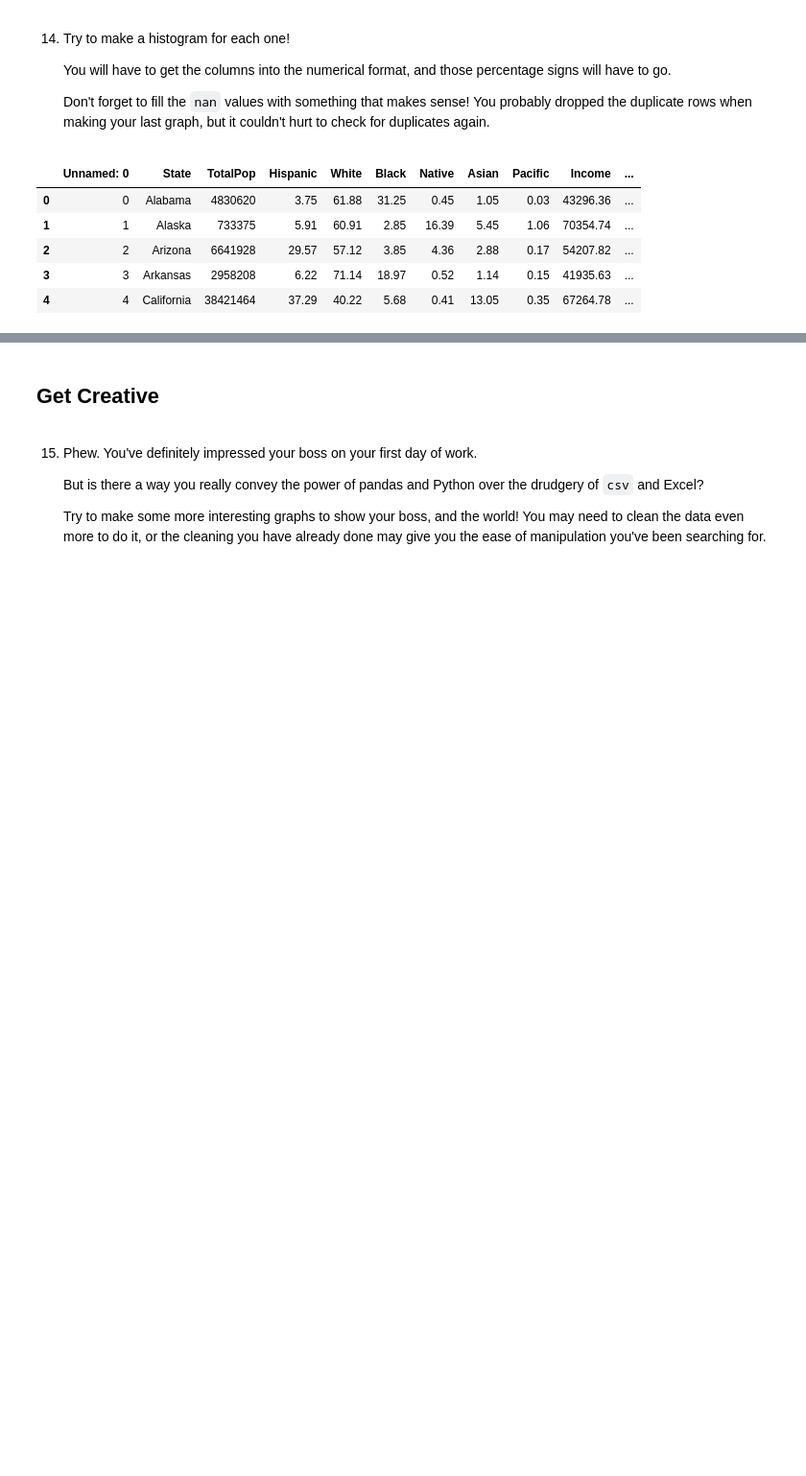
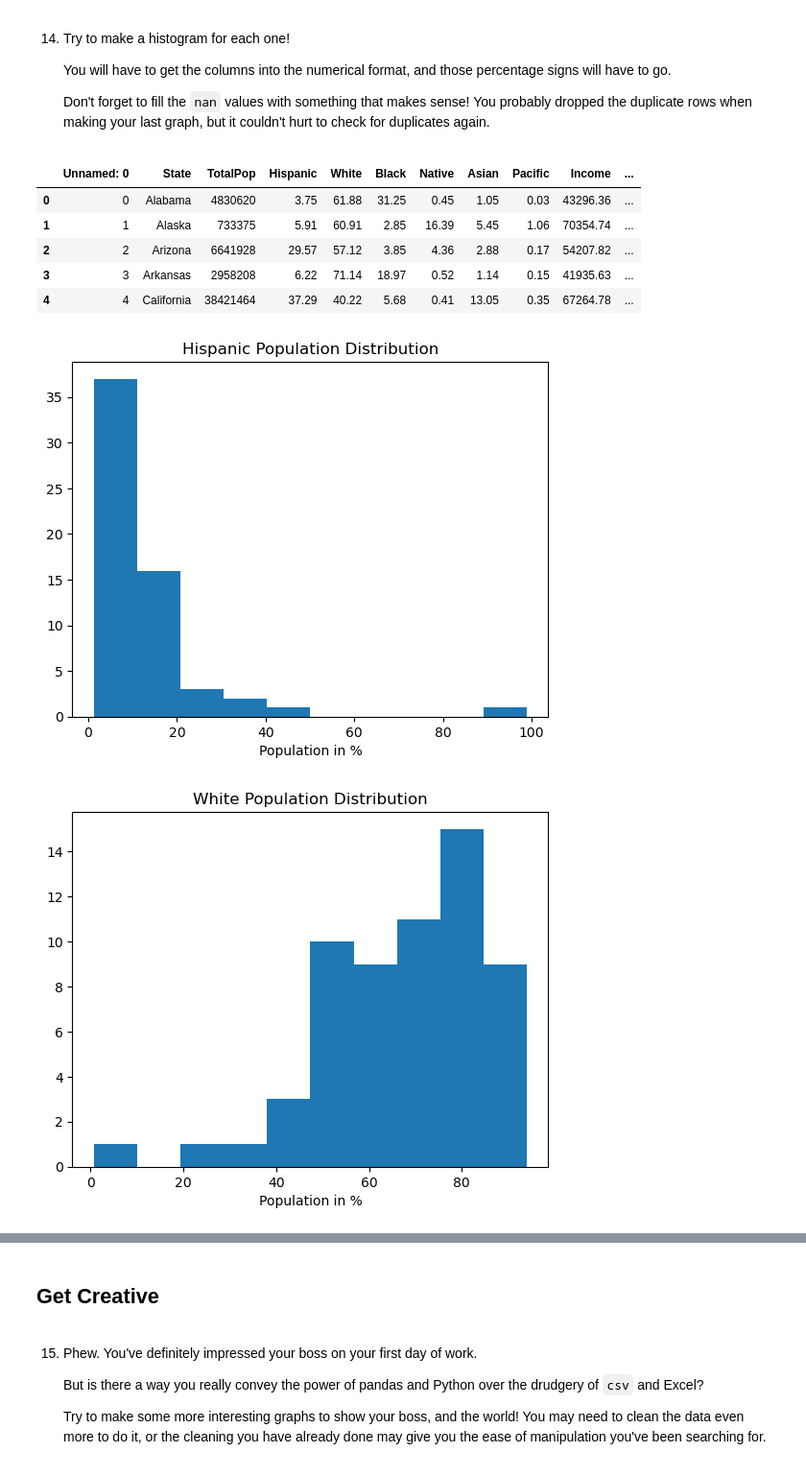
Before and after one commit to dorinMaraku/Cleaning-US-Census-Data, a Jupyter notebook: Cleaning US Census Data.ipynb, the cells around one changed output, grey strips where cells are left out. Shown at 96% size. Cells and saved outputs as stored; diff of their text form; code cells hidden in the pictures; blank space fills up the shorter version.

```diff
--- a/Cleaning US Census Data.ipynb
+++ b/Cleaning US Census Data.ipynb
@@ -248,3 +248,16 @@ us_census.head()
 | 2 | 2 | Arizona | 6641928 | 29.57 | 57.12 | 3.85 | 4.36 | 2.88 | 0.17 | 54207.82 | ... |
 | 3 | 3 | Arkansas | 2958208 | 6.22 | 71.14 | 18.97 | 0.52 | 1.14 | 0.15 | 41935.63 | ... |
 | 4 | 4 | California | 38421464 | 37.29 | 40.22 | 5.68 | 0.41 | 13.05 | 0.35 | 67264.78 | ... |
+# %%
+def show_histogram(dataframe, variable):
+    plt.hist(dataframe[variable])
+    plt.title(f"{i} Population Distribution")
+    plt.xlabel('Population in %')
+    plt.show()
+    plt.close()
+
+for i in race_arr:
+    show_histogram(us_census, i)
+# %% [output]
+[figure, added]
+[figure, added]
```
Also changed, not shown: parts of 3 cells of this notebook.
